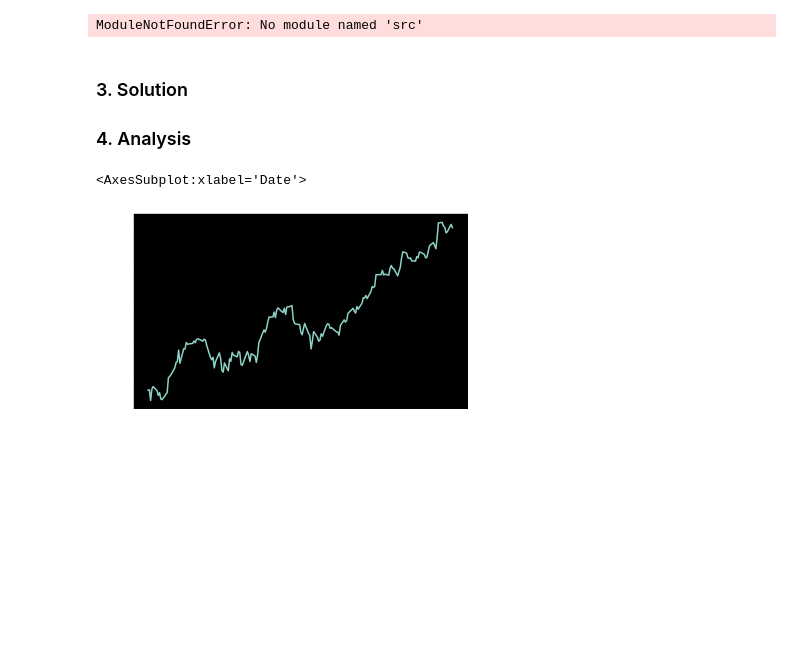
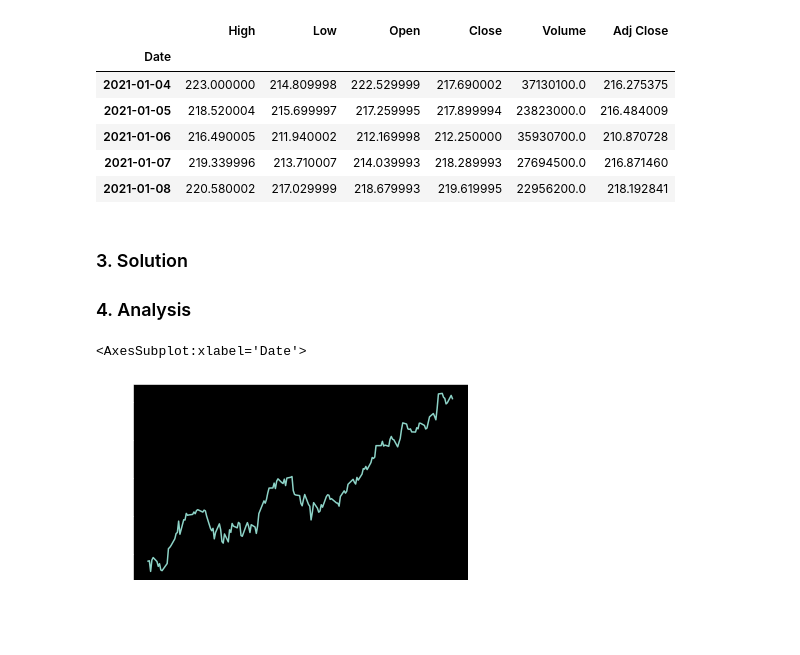
Before and after one commit to dimastatz/portfolio-manager, a Jupyter notebook: article.ipynb, the cells around one changed output. Saved outputs shown, nothing was run; the diff lists cells and outputs as text; code cells hidden in the pictures; blank space fills up the shorter version.

```diff
--- a/notebooks/analysis.ipynb
+++ b/article.ipynb
@@ -10,16 +11,22 @@ I would like to get monthly notifications with sell/buy instruction for stocks i
 For example see the following script and its output:
 # %%
 import pandas as pd
-import src.models
+from  src.models import get_models
 from pandas_datareader import data
 
-models = src.models.get_models()
+models = get_models()
 models[0].run()
 
 df = data.get_data_yahoo('MSFT', '2021-01-01', '2021-08-31')
 df.head()
 # %% [output]
-ModuleNotFoundError: No module named 'src'
+|  | High | Low | Open | Close | Volume | Adj Close |
+| Date |  |  |  |  |  |  |
+| 2021-01-04 | 223.000000 | 214.809998 | 222.529999 | 217.690002 | 37130100.0 | 216.275375 |
+| 2021-01-05 | 218.520004 | 215.699997 | 217.259995 | 217.899994 | 23823000.0 | 216.484009 |
+| 2021-01-06 | 216.490005 | 211.940002 | 212.169998 | 212.250000 | 35930700.0 | 210.870728 |
+| 2021-01-07 | 219.339996 | 213.710007 | 214.039993 | 218.289993 | 27694500.0 | 216.871460 |
+| 2021-01-08 | 220.580002 | 217.029999 | 218.679993 | 219.619995 | 22956200.0 | 218.192841 |
 # %% [markdown]
 <h3>3. Solution </h3>
 <h3>4. Analysis </h3>
```
Also changed, not shown: 1 other file.
